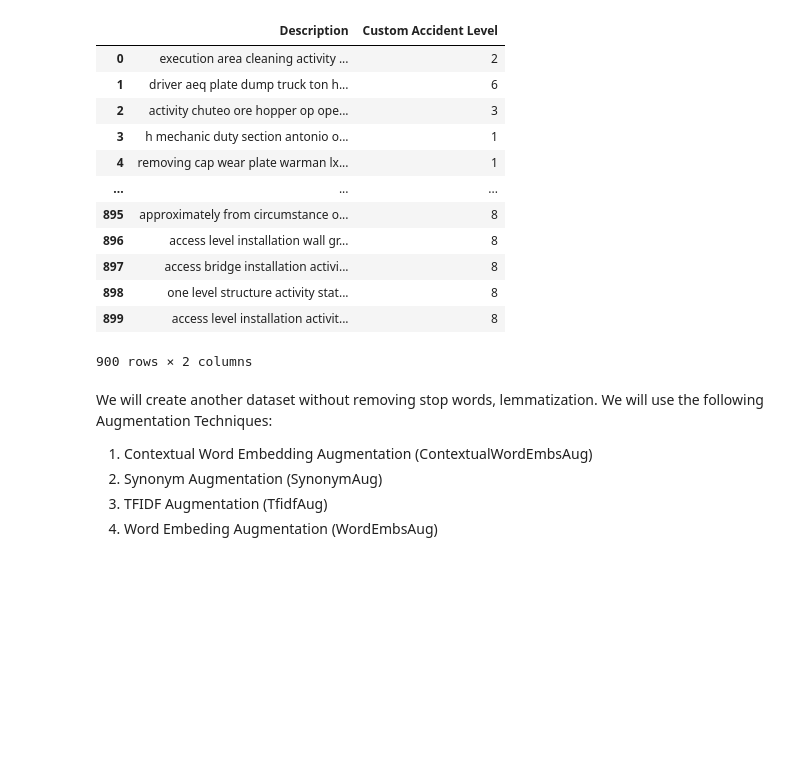
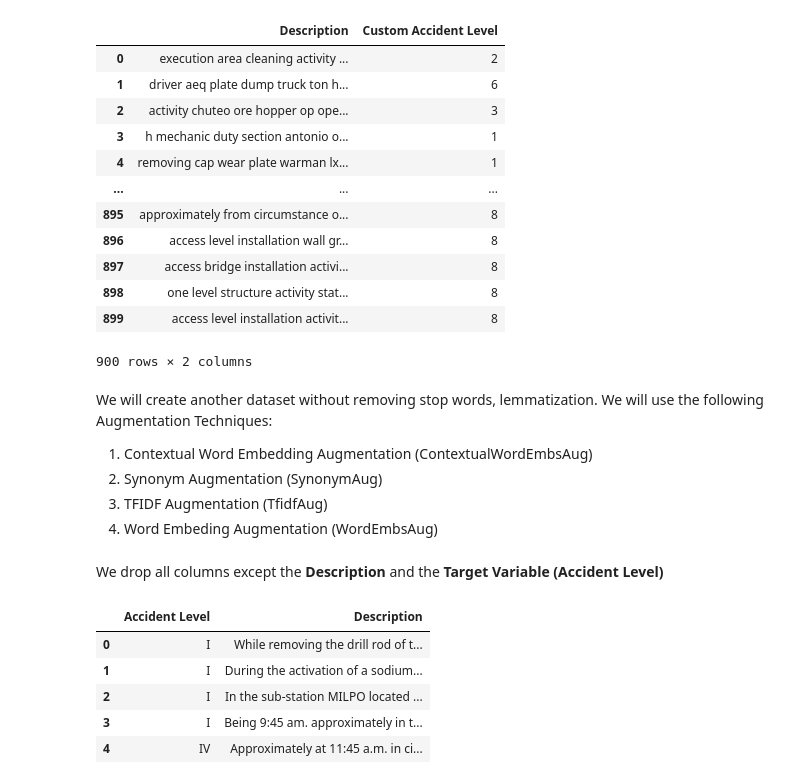
Before and after one commit to siiddd/Risk-Analysis-Chatbot, a Jupyter notebook: Chatbot.ipynb, the cells around one changed output. Drawn from its saved outputs; the diff is of its cells as text; code cells hidden in the pictures; blank space fills up the shorter version.

```diff
--- a/Chatbot.ipynb
+++ b/Chatbot.ipynb
@@ -496,3 +496,15 @@ We will use the following Augmentation Techniques:
 2. Synonym Augmentation (SynonymAug)
 3. TFIDF Augmentation (TfidfAug)
 4. Word Embeding Augmentation (WordEmbsAug)
+# %% [markdown]
+We drop all columns except the **Description** and the **Target Variable (Accident Level)**
+# %%
+dataset_final = dataset.iloc[:, [4, -1]]
+dataset_final.head(5)
+# %% [output]
+|  | Accident Level | Description |
+| 0 | I | While removing the drill rod of t... |
+| 1 | I | During the activation of a sodium... |
+| 2 | I | In the sub-station MILPO located ... |
+| 3 | I | Being 9:45 am. approximately in t... |
+| 4 | IV | Approximately at 11:45 a.m. in ci... |
```
Also changed, not shown: parts of 1 cell of this notebook.
